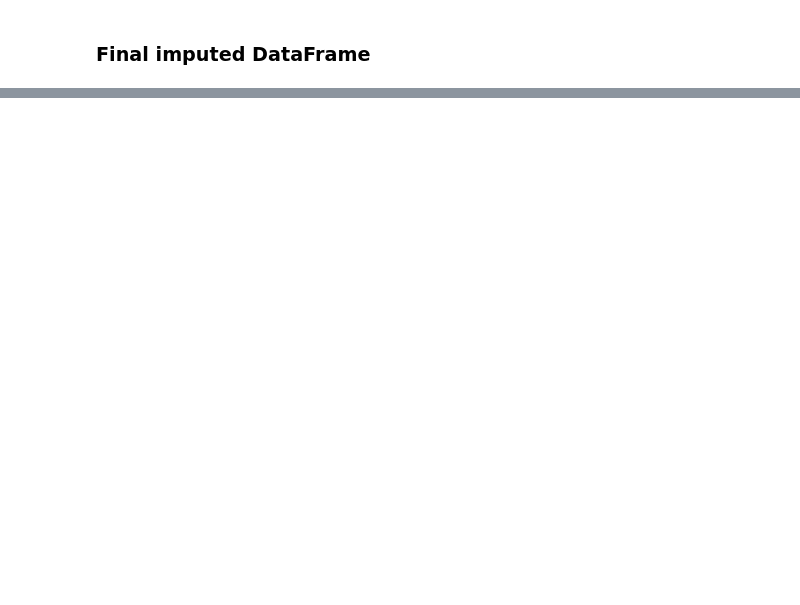
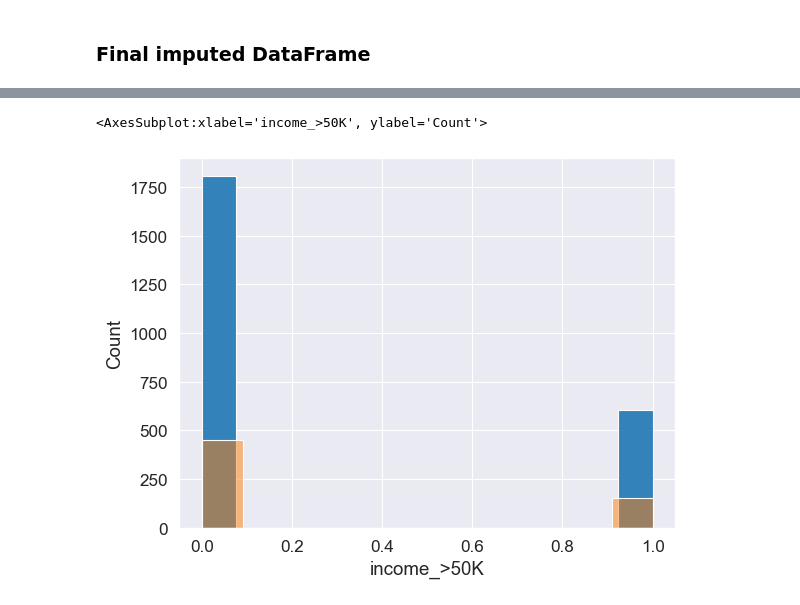
Before and after one commit to VladMarianCimpeanu/DIQ-assignment, a Jupyter notebook: code/simple_imputation_adult.ipynb, the cells around one changed output, grey strips where cells are left out. Saved outputs shown, nothing was run; the diff lists cells and outputs as text; code cells hidden in the pictures; blank space fills up the shorter version.

```diff
--- a/code/simple_imputation_adult.ipynb
+++ b/code/simple_imputation_adult.ipynb
@@ -161,0 +179,5 @@ dtype: int64
+# %%
+from scipy.stats import zscore
+X = zscore(imputed_df[integer].values)
+normalized_df = pd.DataFrame(X, columns=['normalized_' + i for i in integer])
+normalized_df
@@ -161,0 +198,3 @@ dtype: int64
+# %%
+final_df = pd.concat([normalized_df, df[categorical], working_df['income']], axis=1)
+final_df
@@ -161,0 +215,4 @@ dtype: int64
+# %%
+# transform categorical to one-hot
+one_hot_df = pd.get_dummies(final_df, drop_first=True)
+one_hot_df
@@ -161,0 +233,5 @@ dtype: int64
+# %%
+# Train Test split
+from sklearn.model_selection import train_test_split
+X_train, X_test, y_train, y_test = train_test_split(one_hot_df[one_hot_df.columns[:-1]], one_hot_df['income_>50K'], train_size=0.8, random_state=22, shuffle=True, stratify=one_hot_df['income_>50K'])
+# stratify to make sure that the distribution is the same for train and test target
@@ -161,0 +254,7 @@ dtype: int64
+# %%
+# check target class distributiuon is preserved between training and testing
+sns.histplot(data=y_train, alpha=0.9)
+sns.histplot(data=y_test, alpha=0.5)
+# %% [output]
+<AxesSubplot:xlabel='income_>50K', ylabel='Count'>
+[figure, added]
```
Also changed, not shown: parts of 18 cells of this notebook, 1 other file.
